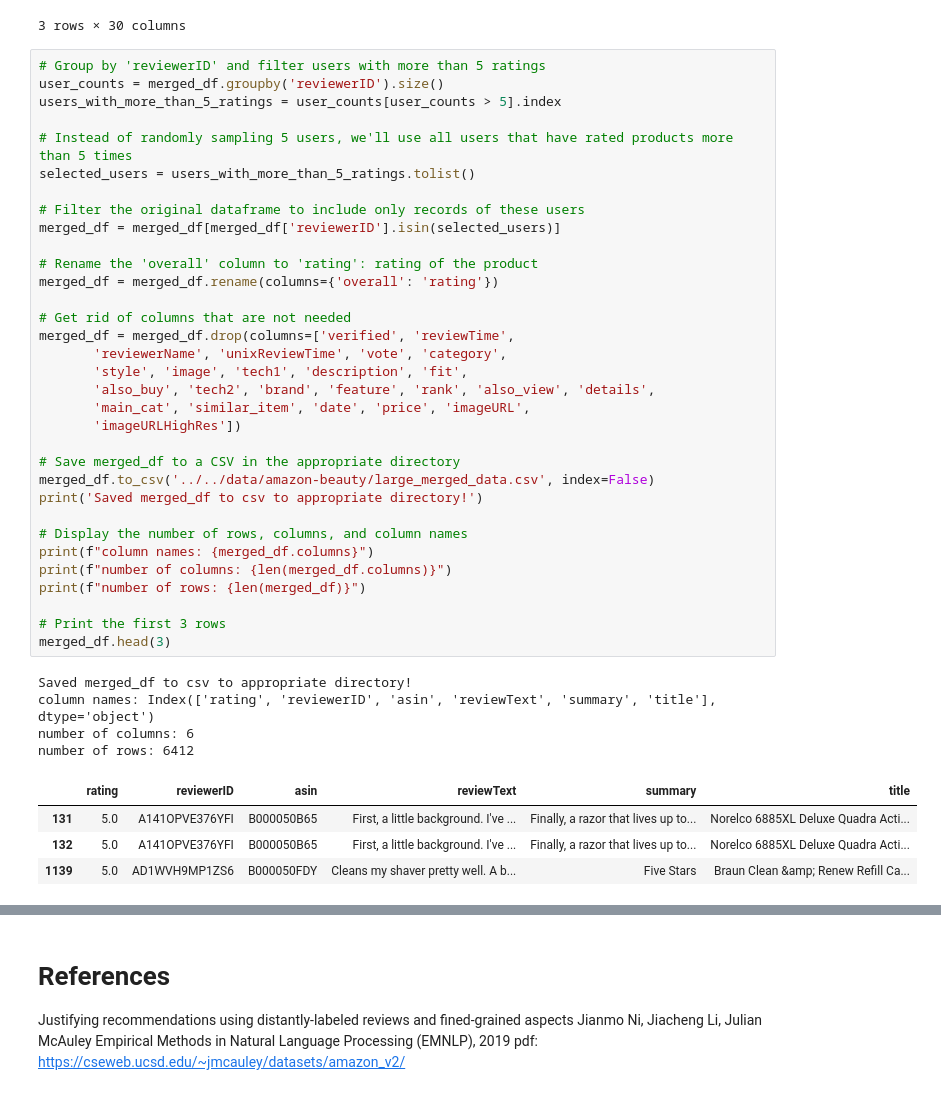
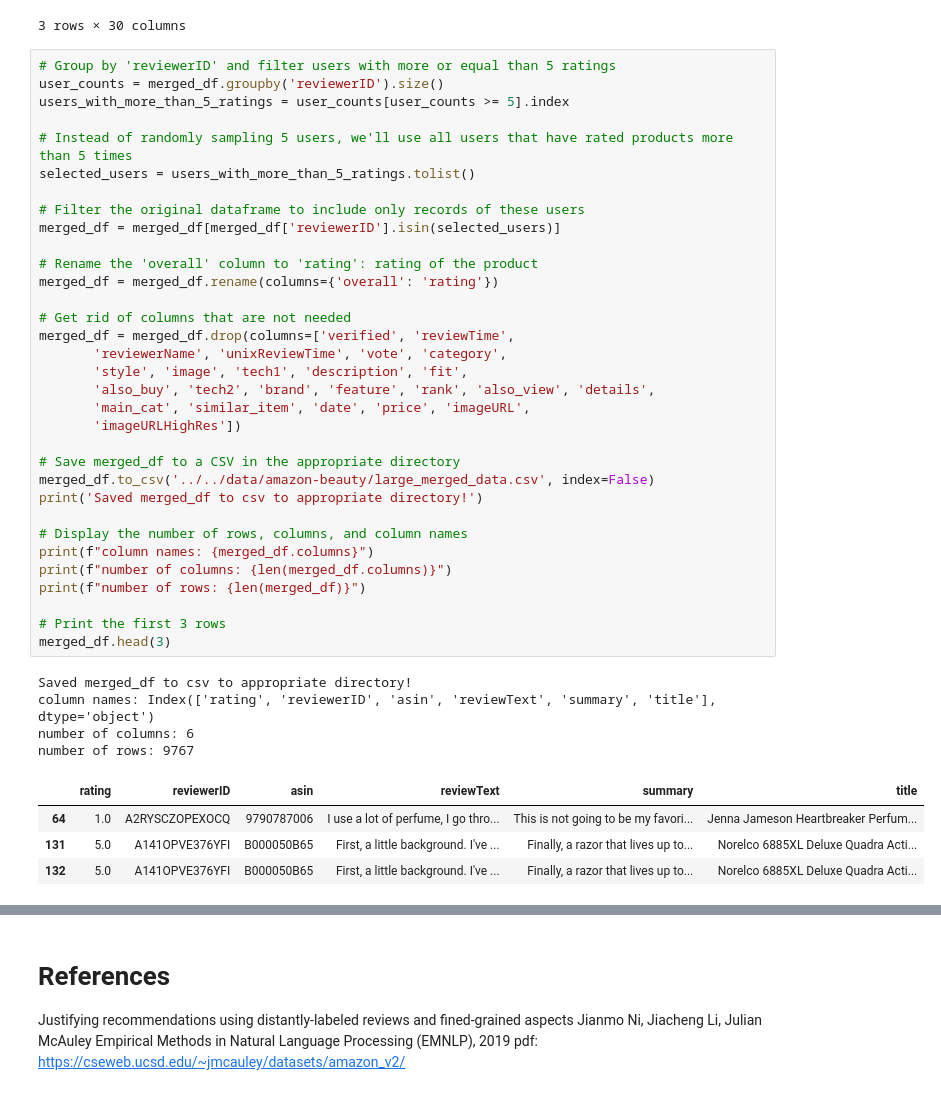
Before and after one commit to tnathu-ai/recommender-system-openAI, a Jupyter notebook: rec-sys/notebook/large_amazon_data/parse_and_clean_data.ipynb, the cells around one changed output, grey strips where cells are left out. Cells and saved outputs as stored; diff of their text form.

```diff
--- a/rec-sys/notebook/large_amazon_data/parse_and_clean_data.ipynb
+++ b/rec-sys/notebook/large_amazon_data/parse_and_clean_data.ipynb
@@ -124,9 +124,9 @@ number of unique ratings: 5 and their values: [5. 4. 1. 3. 2.]
 | 2 | 5.0 | True | 10 3, 2014 | A80M2286B7STE | 7414204790 | dolly | Magical | Five Stars | 1412294400 | ... |
 3 rows × 30 columns
 # %%
-# Group by 'reviewerID' and filter users with more than 5 ratings
+# Group by 'reviewerID' and filter users with more or equal than 5 ratings
 user_counts = merged_df.groupby('reviewerID').size()
-users_with_more_than_5_ratings = user_counts[user_counts > 5].index
+users_with_more_than_5_ratings = user_counts[user_counts >= 5].index
 
 # Instead of randomly sampling 5 users, we'll use all users that have rated products more than 5 times
 selected_users = users_with_more_than_5_ratings.tolist()
@@ -134,37 +134,37 @@ selected_users = users_with_more_than_5_ratings.tolist()
 # Filter the original dataframe to include only records of these users
 merged_df = merged_df[merged_df['reviewerID'].isin(selected_users)]
 
 # Rename the 'overall' column to 'rating': rating of the product
 merged_df = merged_df.rename(columns={'overall': 'rating'})
 
 # Get rid of columns that are not needed
 merged_df = merged_df.drop(columns=['verified', 'reviewTime',
        'reviewerName', 'unixReviewTime', 'vote', 'category',
        'style', 'image', 'tech1', 'description', 'fit',
        'also_buy', 'tech2', 'brand', 'feature', 'rank', 'also_view', 'details',
        'main_cat', 'similar_item', 'date', 'price', 'imageURL',
        'imageURLHighRes'])
 
 # Save merged_df to a CSV in the appropriate directory
 merged_df.to_csv('../../data/amazon-beauty/large_merged_data.csv', index=False)
 print('Saved merged_df to csv to appropriate directory!')
 
 # Display the number of rows, columns, and column names
 print(f"column names: {merged_df.columns}")
 print(f"number of columns: {len(merged_df.columns)}")
 print(f"number of rows: {len(merged_df)}")
 
 # Print the first 3 rows
 merged_df.head(3)
 # %% [output]
 Saved merged_df to csv to appropriate directory!
 column names: Index(['rating', 'reviewerID', 'asin', 'reviewText', 'summary', 'title'], dtype='object')
 number of columns: 6
-number of rows: 6412
+number of rows: 9767
 |  | rating | reviewerID | asin | reviewText | summary | title |
+| 64 | 1.0 | A2RYSCZOPEXOCQ | 9790787006 | I use a lot of perfume, I go thro... | This is not going to be my favori... | Jenna Jameson Heartbreaker Perfum... |
 | 131 | 5.0 | A141OPVE376YFI | B000050B65 | First, a little background. I've ... | Finally, a razor that lives up to... | Norelco 6885XL Deluxe Quadra Acti... |
 | 132 | 5.0 | A141OPVE376YFI | B000050B65 | First, a little background. I've ... | Finally, a razor that lives up to... | Norelco 6885XL Deluxe Quadra Acti... |
-| 1139 | 5.0 | AD1WVH9MP1ZS6 | B000050FDY | Cleans my shaver pretty well. A b... | Five Stars | Braun Clean &amp; Renew Refill Ca... |
 # %%
 # explore data
 # number of unique users
```
Also changed, not shown: parts of 1 cell of this notebook, 5 other files.
